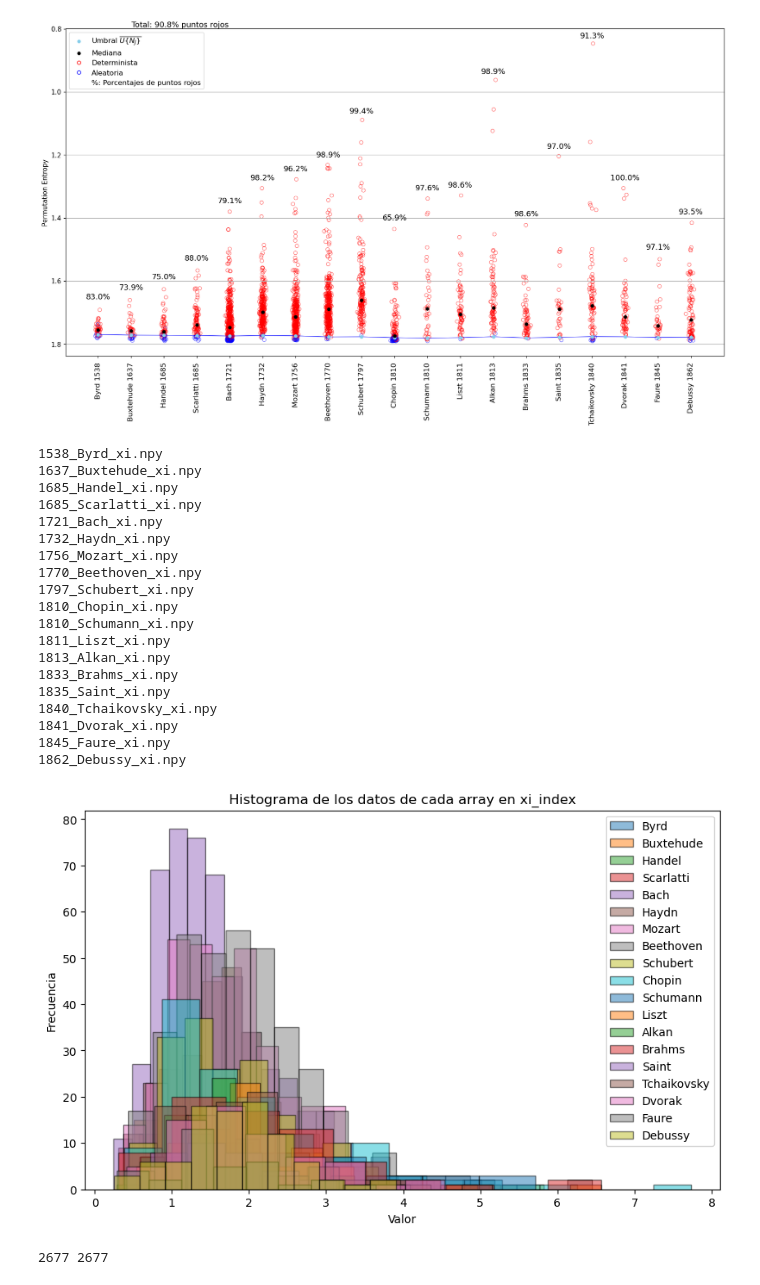
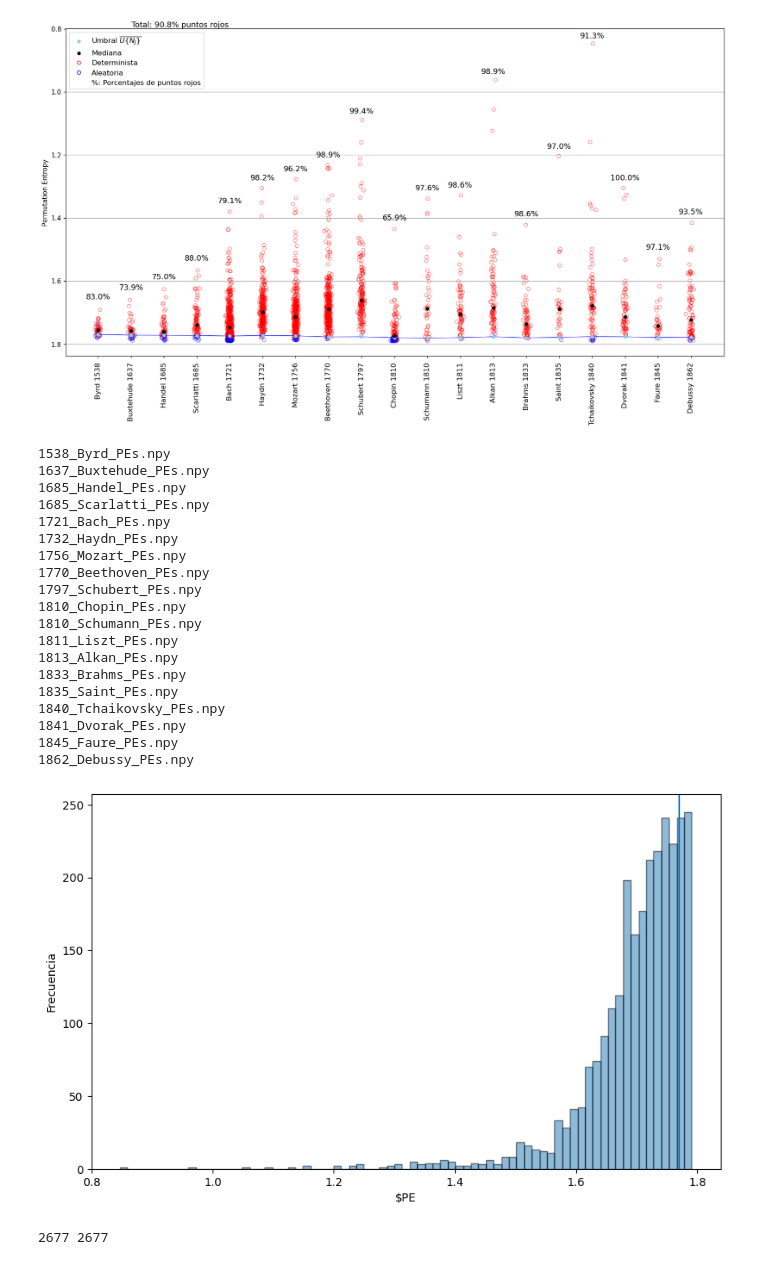
Before and after one commit to EduardoGarcia528/Tesis, a Jupyter notebook: musica-tesis/Limpiar_piezas.ipynb, the cells around one changed output. Cells and saved outputs as stored; diff of their text form; code cells hidden in the pictures.

```diff
--- a/musica-tesis/Limpiar_piezas.ipynb
+++ b/musica-tesis/Limpiar_piezas.ipynb
@@ -385,44 +385,44 @@ mean 1.7760969411015746
 # %%
 import os
 import numpy as np
 import matplotlib.pyplot as plt
 
 # folder_path = 'new_data/xi_index_mdfa'
-folder_path = 'data/xi_index1'
-
+folder_path = 'new_data/PEs'
+arrays = []
 plt.figure(figsize=(10, 6))
 for filename in os.listdir(folder_path):
     if filename.endswith('.npy'):
         print(filename)
-        array = np.load(os.path.join(folder_path, filename))[:,1]
-        plt.hist(array, bins='auto', alpha=0.5, label=filename[5:-7], edgecolor='black')
-
-plt.title('Histograma de los datos de cada array en xi_index')
-plt.xlabel('Valor')
+        array = np.load(os.path.join(folder_path, filename))
+        arrays.extend(array)
+plt.hist(arrays, bins='auto', alpha=0.5, label=filename[5:-7], edgecolor='black')
+plt.axvline(x = 1.77)
+plt.xlabel(r'$PE')
 plt.ylabel('Frecuencia')
-plt.legend()
+# plt.legend()
 plt.show()
 # %% [output]
-1538_Byrd_xi.npy
-1637_Buxtehude_xi.npy
-1685_Handel_xi.npy
-1685_Scarlatti_xi.npy
-1721_Bach_xi.npy
-1732_Haydn_xi.npy
-1756_Mozart_xi.npy
-1770_Beethoven_xi.npy
-1797_Schubert_xi.npy
-1810_Chopin_xi.npy
-1810_Schumann_xi.npy
-1811_Liszt_xi.npy
-1813_Alkan_xi.npy
-1833_Brahms_xi.npy
-1835_Saint_xi.npy
-1840_Tchaikovsky_xi.npy
-1841_Dvorak_xi.npy
-1845_Faure_xi.npy
-1862_Debussy_xi.npy
+1538_Byrd_PEs.npy
+1637_Buxtehude_PEs.npy
+1685_Handel_PEs.npy
+1685_Scarlatti_PEs.npy
+1721_Bach_PEs.npy
+1732_Haydn_PEs.npy
+1756_Mozart_PEs.npy
+1770_Beethoven_PEs.npy
+1797_Schubert_PEs.npy
+1810_Chopin_PEs.npy
+1810_Schumann_PEs.npy
+1811_Liszt_PEs.npy
+1813_Alkan_PEs.npy
+1833_Brahms_PEs.npy
+1835_Saint_PEs.npy
+1840_Tchaikovsky_PEs.npy
+1841_Dvorak_PEs.npy
+1845_Faure_PEs.npy
+1862_Debussy_PEs.npy
-[figure, old version]
+[figure, new version]
 # %%
 plt.plot(np.concatenate(xi_index), np.concatenate(PEs), '.', alpha=0.1)
 print(len(np.concatenate(xi_index)), len(np.concatenate(PEs)  ))
```
Also changed, not shown: parts of 1 cell of this notebook, 12 other files.
